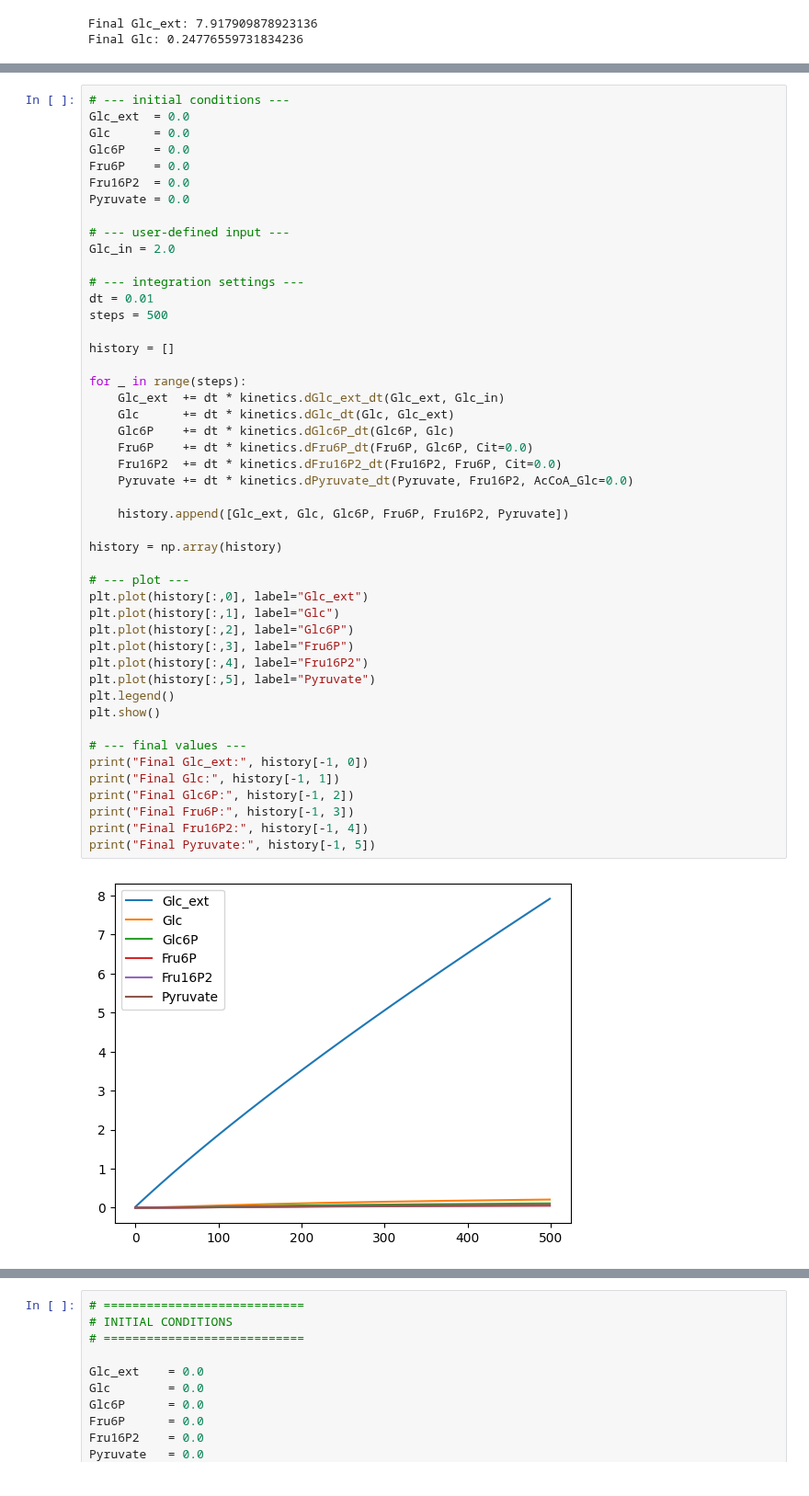
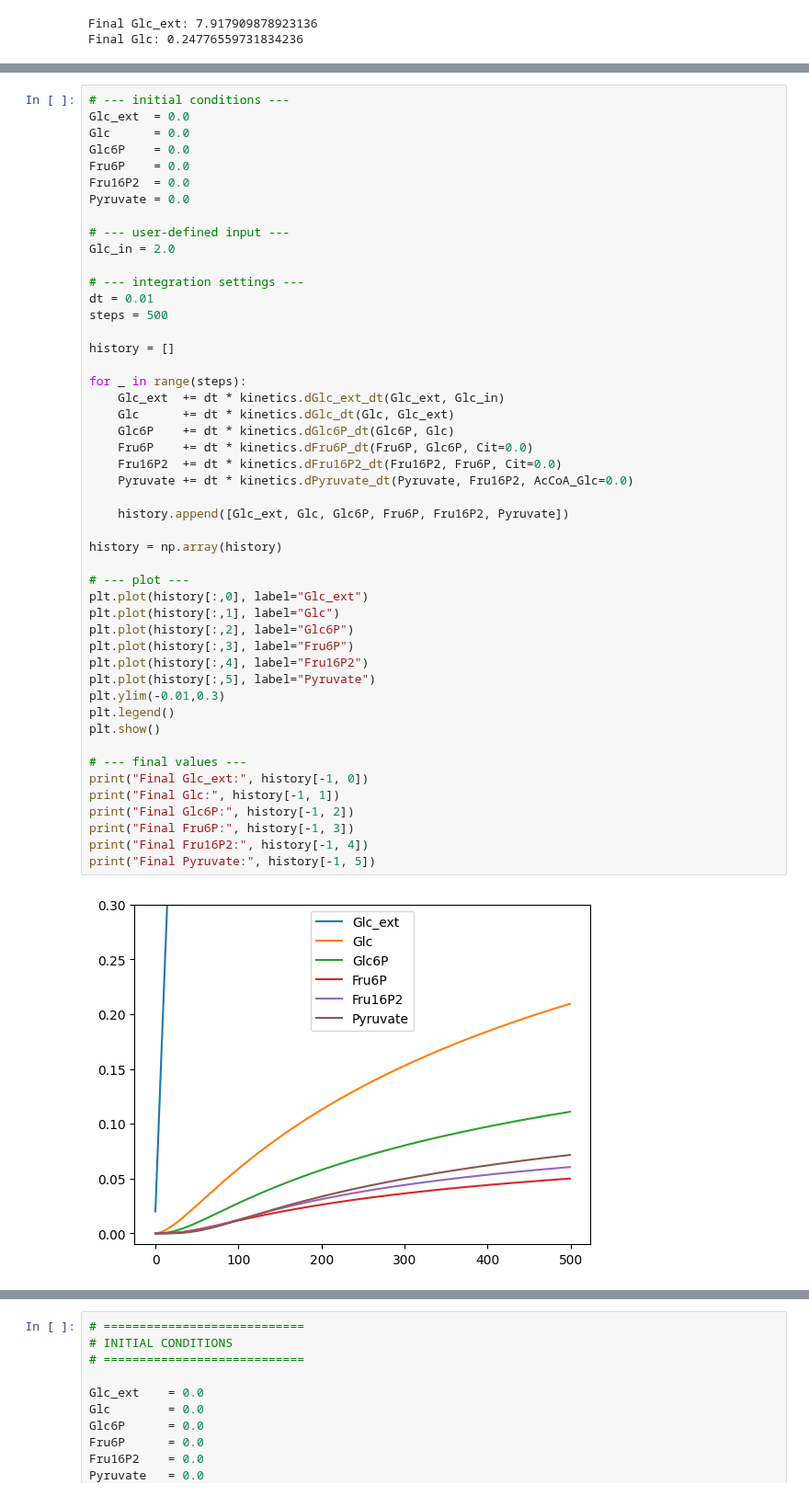
Before and after one commit to Affi26/JupyterNotebook, a Jupyter notebook: randle-cycle-real-time-interactive/src/test-kinetics-sim.ipynb, the cells around one changed output, grey strips where cells are left out. Shown at 92% size. Cells and saved outputs as stored; diff of their text form.

```diff
--- a/randle-cycle-real-time-interactive/src/test-kinetics-sim.ipynb
+++ b/randle-cycle-real-time-interactive/src/test-kinetics-sim.ipynb
@@ -220,34 +223,35 @@ history = []
 for _ in range(steps):
     Glc_ext  += dt * kinetics.dGlc_ext_dt(Glc_ext, Glc_in)
     Glc      += dt * kinetics.dGlc_dt(Glc, Glc_ext)
     Glc6P    += dt * kinetics.dGlc6P_dt(Glc6P, Glc)
     Fru6P    += dt * kinetics.dFru6P_dt(Fru6P, Glc6P, Cit=0.0)
     Fru16P2  += dt * kinetics.dFru16P2_dt(Fru16P2, Fru6P, Cit=0.0)
     Pyruvate += dt * kinetics.dPyruvate_dt(Pyruvate, Fru16P2, AcCoA_Glc=0.0)
 
     history.append([Glc_ext, Glc, Glc6P, Fru6P, Fru16P2, Pyruvate])
 
 history = np.array(history)
 
 # --- plot ---
 plt.plot(history[:,0], label="Glc_ext")
 plt.plot(history[:,1], label="Glc")
 plt.plot(history[:,2], label="Glc6P")
 plt.plot(history[:,3], label="Fru6P")
 plt.plot(history[:,4], label="Fru16P2")
 plt.plot(history[:,5], label="Pyruvate")
+plt.ylim(-0.01,0.3)
 plt.legend()
 plt.show()
 
 # --- final values ---
 print("Final Glc_ext:", history[-1, 0])
 print("Final Glc:", history[-1, 1])
 print("Final Glc6P:", history[-1, 2])
 print("Final Fru6P:", history[-1, 3])
 print("Final Fru16P2:", history[-1, 4])
 print("Final Pyruvate:", history[-1, 5])
 # %% [output]
-[figure, old version]
+[figure, new version]
 Final Glc_ext: 7.917909878923136
 Final Glc: 0.20940451816133981
 Final Glc6P: 0.11089847159116203
```
Also changed, not shown: parts of 7 cells of this notebook, 2 other files.
